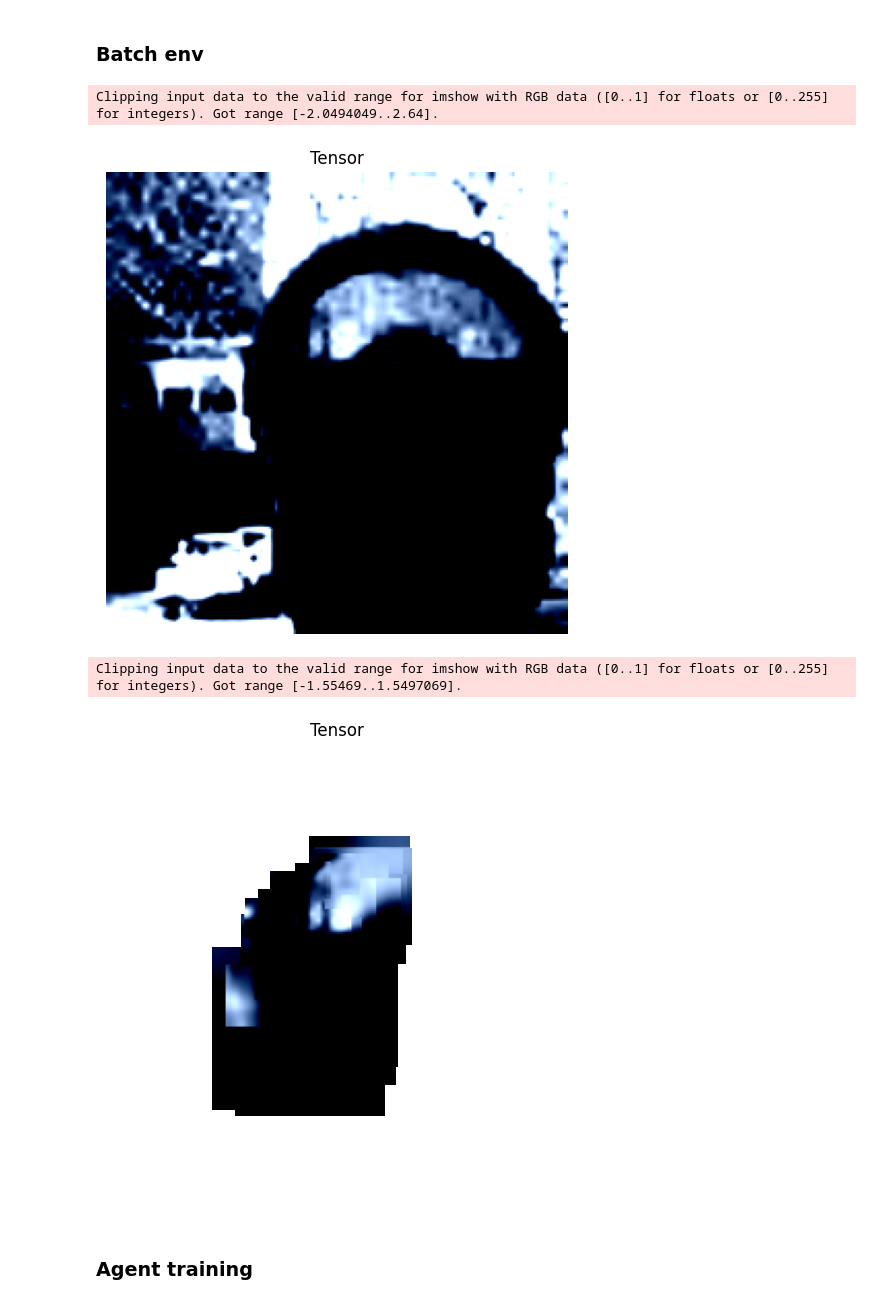
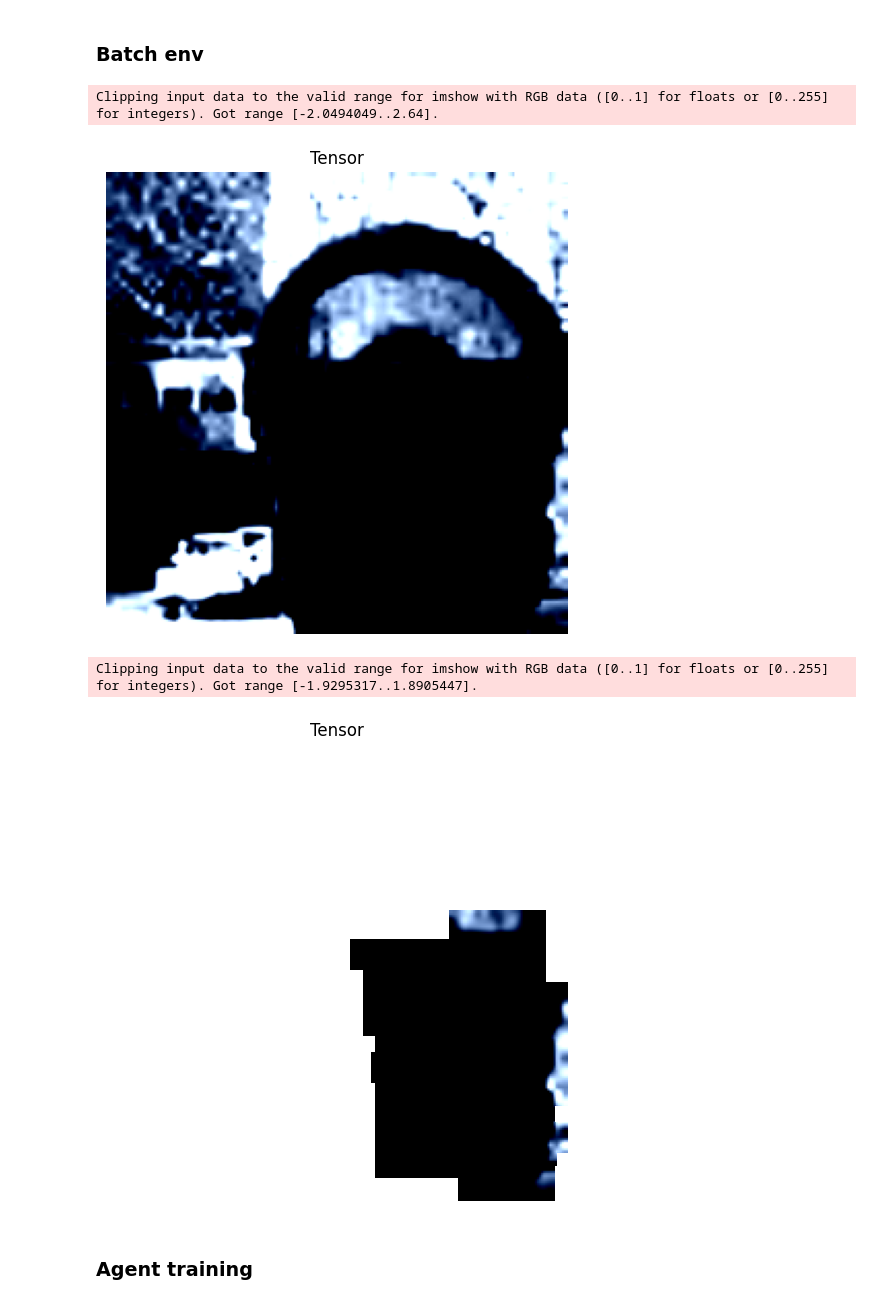
Before and after one commit to tcouso/uav_active_sensing, a Jupyter notebook: notebooks/3.02-rl-agent-training.ipynb, the cells around one changed output. Saved outputs shown, nothing was run; the diff lists cells and outputs as text; code cells hidden in the pictures.

```diff
--- a/notebooks/3.02-rl-agent-training.ipynb
+++ b/notebooks/3.02-rl-agent-training.ipynb
@@ -38,18 +38,18 @@ env_checker.check_env(env)
 # %% [markdown]
 ### Batch env
 # %%
-for _ in range(env._max_steps):
+for _ in range(env.max_steps):
     sample_action = env.action_space.sample()
     env.step(sample_action)
 
 for i in range(env.batch_size):
     visualize_tensor(env.img[i])
     visualize_tensor(env.sampled_img[i])
 # %% [output]
 Clipping input data to the valid range for imshow with RGB data ([0..1] for floats or [0..255] for integers). Got range [-2.0494049..2.64].
 [figure]
-Clipping input data to the valid range for imshow with RGB data ([0..1] for floats or [0..255] for integers). Got range [-1.55469..1.5497069].
+Clipping input data to the valid range for imshow with RGB data ([0..1] for floats or [0..255] for integers). Got range [-1.9295317..1.8905447].
-[figure, old version]
+[figure, new version]
 # %% [markdown]
 ### Agent training
 # %%
```
Also changed, not shown: parts of 5 cells of this notebook, 19 other files.
